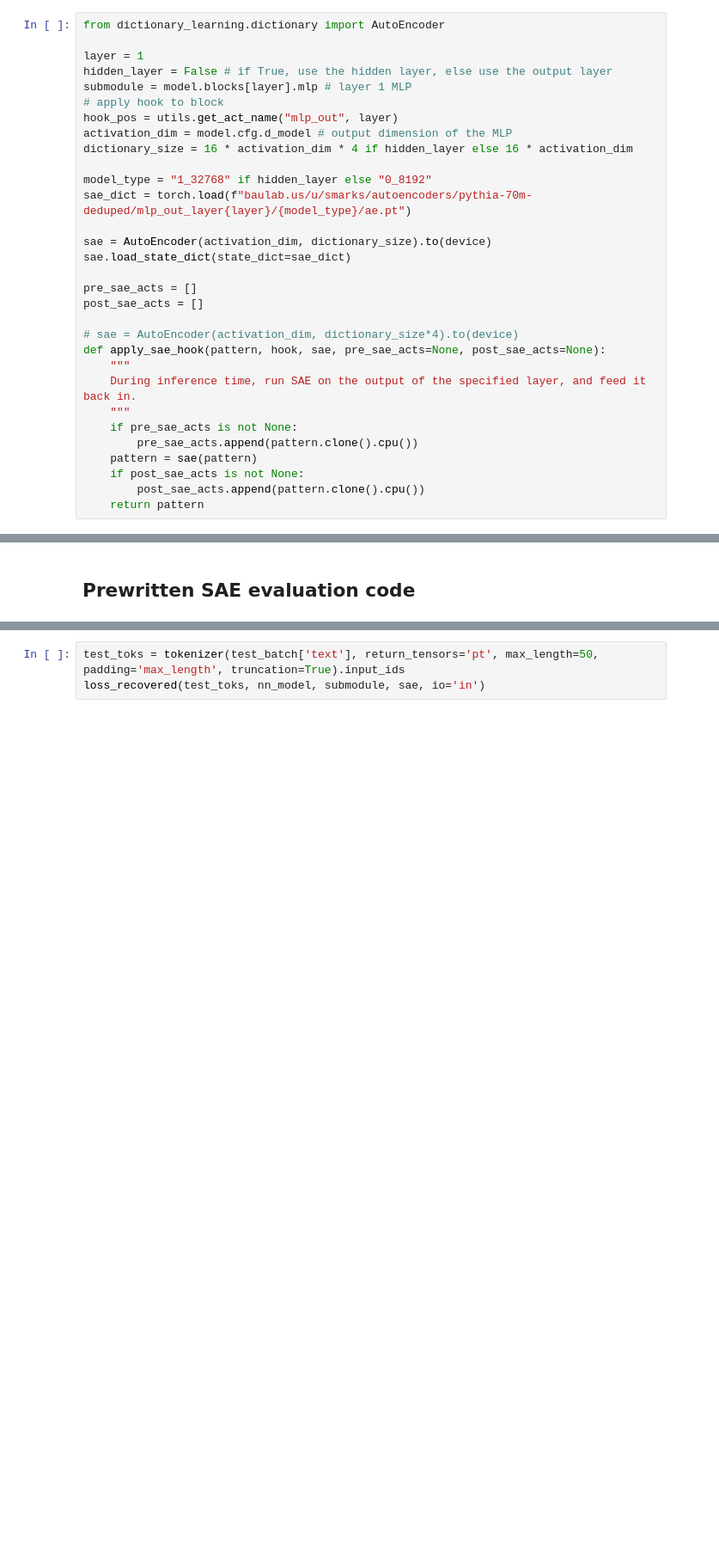
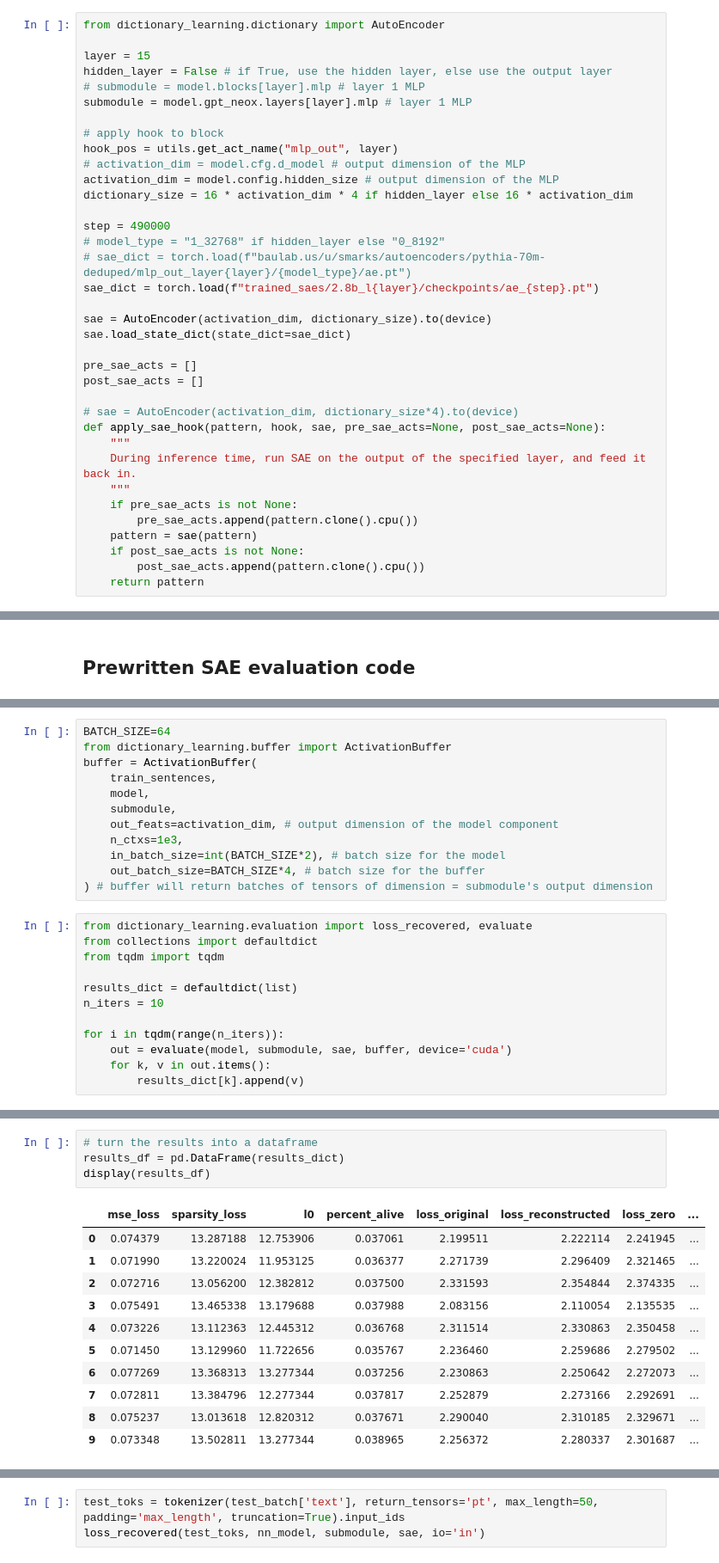
Before and after one commit to magikarp01/facts-sae, a Jupyter notebook: evaluate_sae.ipynb, the cells around one changed output, grey strips where cells are left out. Shown: that part at 86% size. Saved outputs shown, nothing was run; the diff lists cells and outputs as text; blank space fills up the shorter version.

Commit message:
Evaluated SAE L0 and loss recovered

```diff
--- a/evaluate_sae.ipynb
+++ b/evaluate_sae.ipynb
@@ -50,16 +50,21 @@ To disable this warning, you can either:
 # %%
 from dictionary_learning.dictionary import AutoEncoder
 
-layer = 1
+layer = 15
 hidden_layer = False # if True, use the hidden layer, else use the output layer
-submodule = model.blocks[layer].mlp # layer 1 MLP
+# submodule = model.blocks[layer].mlp # layer 1 MLP
+submodule = model.gpt_neox.layers[layer].mlp # layer 1 MLP
+
 # apply hook to block
 hook_pos = utils.get_act_name("mlp_out", layer)
-activation_dim = model.cfg.d_model # output dimension of the MLP
+# activation_dim = model.cfg.d_model # output dimension of the MLP
+activation_dim = model.config.hidden_size # output dimension of the MLP
 dictionary_size = 16 * activation_dim * 4 if hidden_layer else 16 * activation_dim
 
-model_type = "1_32768" if hidden_layer else "0_8192"
-sae_dict = torch.load(f"baulab.us/u/smarks/autoencoders/pythia-70m-deduped/mlp_out_layer{layer}/{model_type}/ae.pt")
+step = 490000
+# model_type = "1_32768" if hidden_layer else "0_8192"
+# sae_dict = torch.load(f"baulab.us/u/smarks/autoencoders/pythia-70m-deduped/mlp_out_layer{layer}/{model_type}/ae.pt")
+sae_dict = torch.load(f"trained_saes/2.8b_l{layer}/checkpoints/ae_{step}.pt")
 
 sae = AutoEncoder(activation_dim, dictionary_size).to(device)
 sae.load_state_dict(state_dict=sae_dict)
@@ -176,0 +186,24 @@ To disable this warning, you can either:
+# %%
+BATCH_SIZE=64
+from dictionary_learning.buffer import ActivationBuffer
+buffer = ActivationBuffer(
+    train_sentences,
+    model,
+    submodule,
+    out_feats=activation_dim, # output dimension of the model component
+    n_ctxs=1e3,
+    in_batch_size=int(BATCH_SIZE*2), # batch size for the model
+    out_batch_size=BATCH_SIZE*4, # batch size for the buffer
+) # buffer will return batches of tensors of dimension = submodule's output dimension
+# %%
+from dictionary_learning.evaluation import loss_recovered, evaluate
+from collections import defaultdict
+from tqdm import tqdm
+
+results_dict = defaultdict(list)
+n_iters = 10
+
+for i in tqdm(range(n_iters)):
+    out = evaluate(model, submodule, sae, buffer, device='cuda')
+    for k, v in out.items():
+        results_dict[k].append(v)
@@ -176,0 +231,16 @@ To disable this warning, you can either:
+# %%
+# turn the results into a dataframe
+results_df = pd.DataFrame(results_dict)
+display(results_df)
+# %% [output]
+|  | mse_loss | sparsity_loss | l0 | percent_alive | loss_original | loss_reconstructed | loss_zero | ... |
+| 0 | 0.074379 | 13.287188 | 12.753906 | 0.037061 | 2.199511 | 2.222114 | 2.241945 | ... |
+| 1 | 0.071990 | 13.220024 | 11.953125 | 0.036377 | 2.271739 | 2.296409 | 2.321465 | ... |
+| 2 | 0.072716 | 13.056200 | 12.382812 | 0.037500 | 2.331593 | 2.354844 | 2.374335 | ... |
+| 3 | 0.075491 | 13.465338 | 13.179688 | 0.037988 | 2.083156 | 2.110054 | 2.135535 | ... |
+| 4 | 0.073226 | 13.112363 | 12.445312 | 0.036768 | 2.311514 | 2.330863 | 2.350458 | ... |
+| 5 | 0.071450 | 13.129960 | 11.722656 | 0.035767 | 2.236460 | 2.259686 | 2.279502 | ... |
+| 6 | 0.077269 | 13.368313 | 13.277344 | 0.037256 | 2.230863 | 2.250642 | 2.272073 | ... |
+| 7 | 0.072811 | 13.384796 | 12.277344 | 0.037817 | 2.252879 | 2.273166 | 2.292691 | ... |
+| 8 | 0.075237 | 13.013618 | 12.820312 | 0.037671 | 2.290040 | 2.310185 | 2.329671 | ... |
+| 9 | 0.073348 | 13.502811 | 13.277344 | 0.038965 | 2.256372 | 2.280337 | 2.301687 | ... |
```
Also changed, not shown: parts of 11 cells of this notebook, 2 other files.
